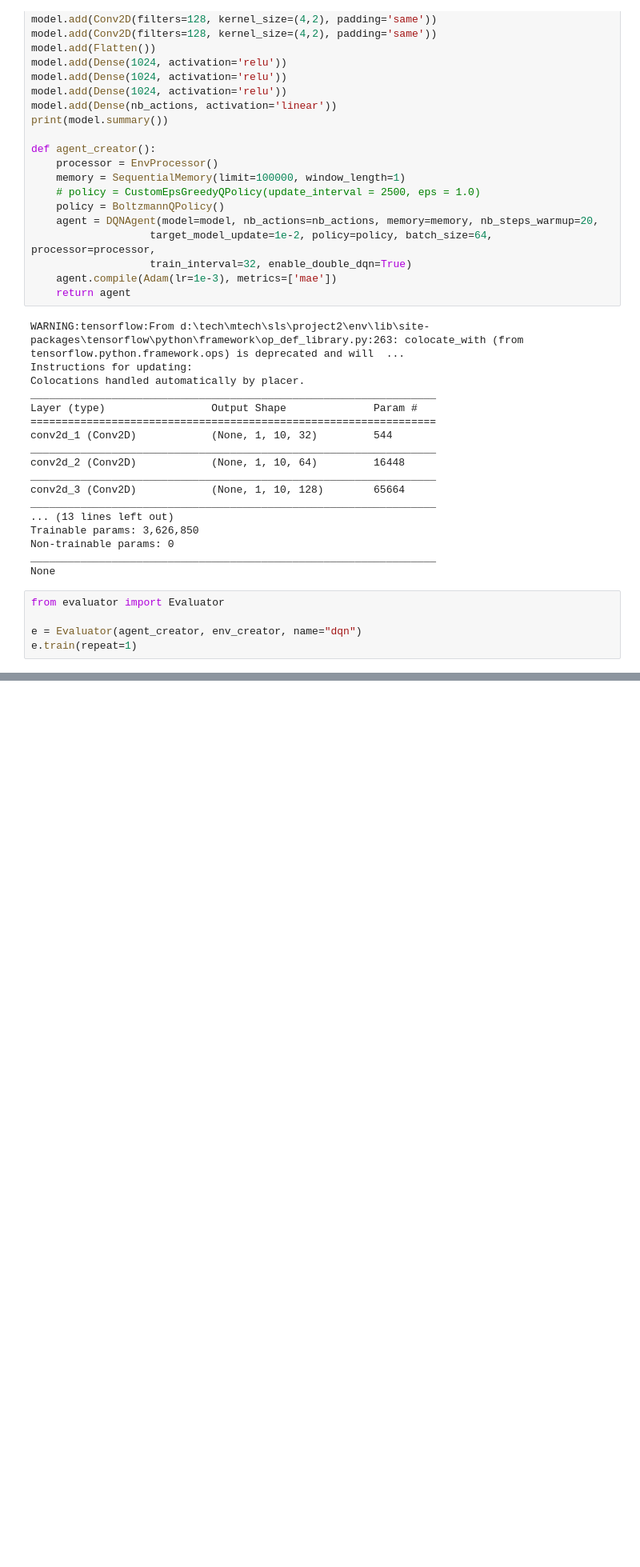
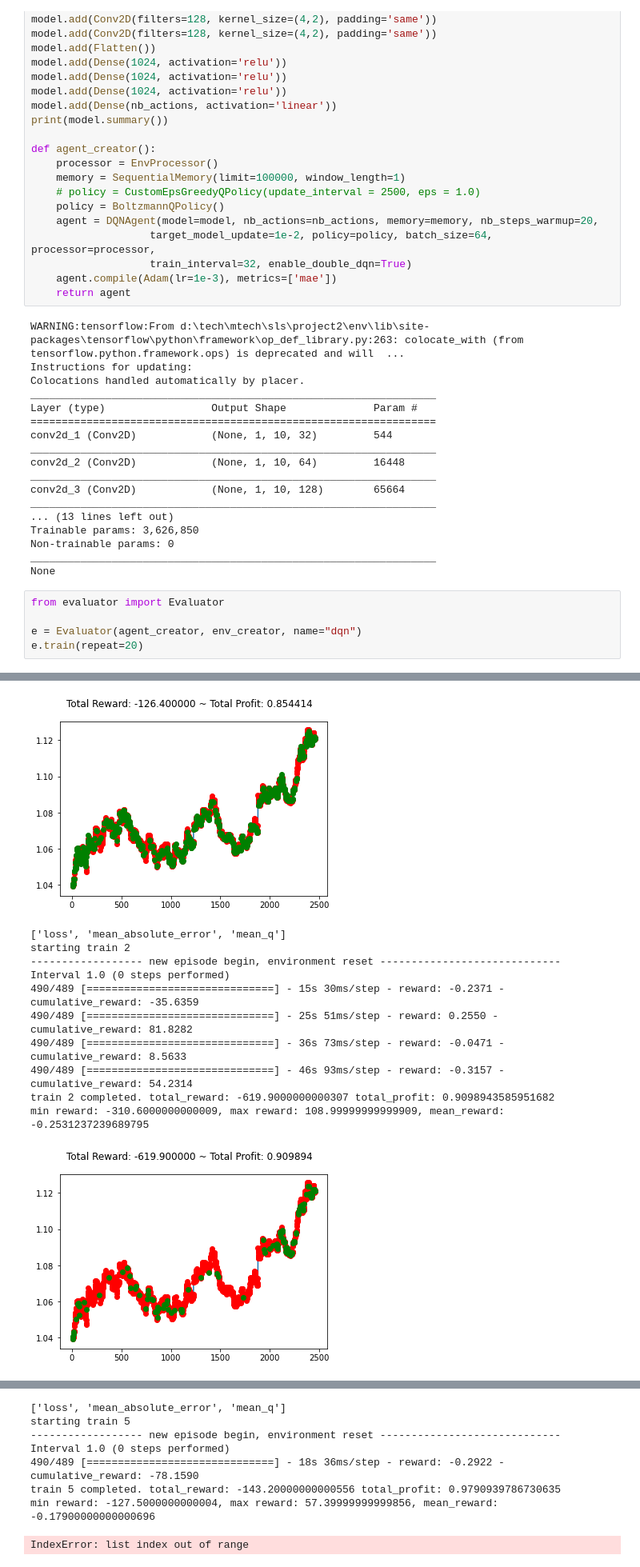
Before and after one commit to wliant/mtech-sls, a Jupyter notebook: TestEvaluation.ipynb, the cells around one changed output, grey strips where cells are left out. Shown: that part at 80% size. Cells and saved outputs as stored; diff of their text form; blank space fills up the shorter version.

```diff
--- a/TestEvaluation.ipynb
+++ b/TestEvaluation.ipynb
@@ -111,7 +111,7 @@ None
 from evaluator import Evaluator
 
 e = Evaluator(agent_creator, env_creator, name="dqn")
-e.train(repeat=1)
+e.train(repeat=20)
 # %% [output]
 ['loss', 'mean_absolute_error', 'mean_q']
 starting train 1
@@ -127,0 +127,12 @@ min reward: -147.20000000000067, max reward: 79.40000000000057, mean_reward: 0.0
+[figure, added]
+['loss', 'mean_absolute_error', 'mean_q']
+starting train 2
+------------------ new episode begin, environment reset -----------------------------
+Interval 1.0 (0 steps performed)
+490/489 [==============================] - 15s 30ms/step - reward: -0.2371 - cumulative_reward: -35.6359
+490/489 [==============================] - 25s 51ms/step - reward: 0.2550 - cumulative_reward: 81.8282
+490/489 [==============================] - 36s 73ms/step - reward: -0.0471 - cumulative_reward: 8.5633
+490/489 [==============================] - 46s 93ms/step - reward: -0.3157 - cumulative_reward: 54.2314
+train 2 completed. total_reward: -619.9000000000307 total_profit: 0.9098943585951682
+min reward: -310.6000000000009, max reward: 108.99999999999909, mean_reward: -0.2531237239689795
+[figure, added]
@@ -127,0 +161,8 @@ min reward: -147.20000000000067, max reward: 79.40000000000057, mean_reward: 0.0
+['loss', 'mean_absolute_error', 'mean_q']
+starting train 5
+------------------ new episode begin, environment reset -----------------------------
+Interval 1.0 (0 steps performed)
+490/489 [==============================] - 18s 36ms/step - reward: -0.2922 - cumulative_reward: -78.1590
+train 5 completed. total_reward: -143.20000000000556 total_profit: 0.9790939786730635
+min reward: -127.5000000000004, max reward: 57.39999999999856, mean_reward: -0.17900000000000696
+IndexError: list index out of range
```
Also changed, not shown: parts of 3 cells of this notebook.
